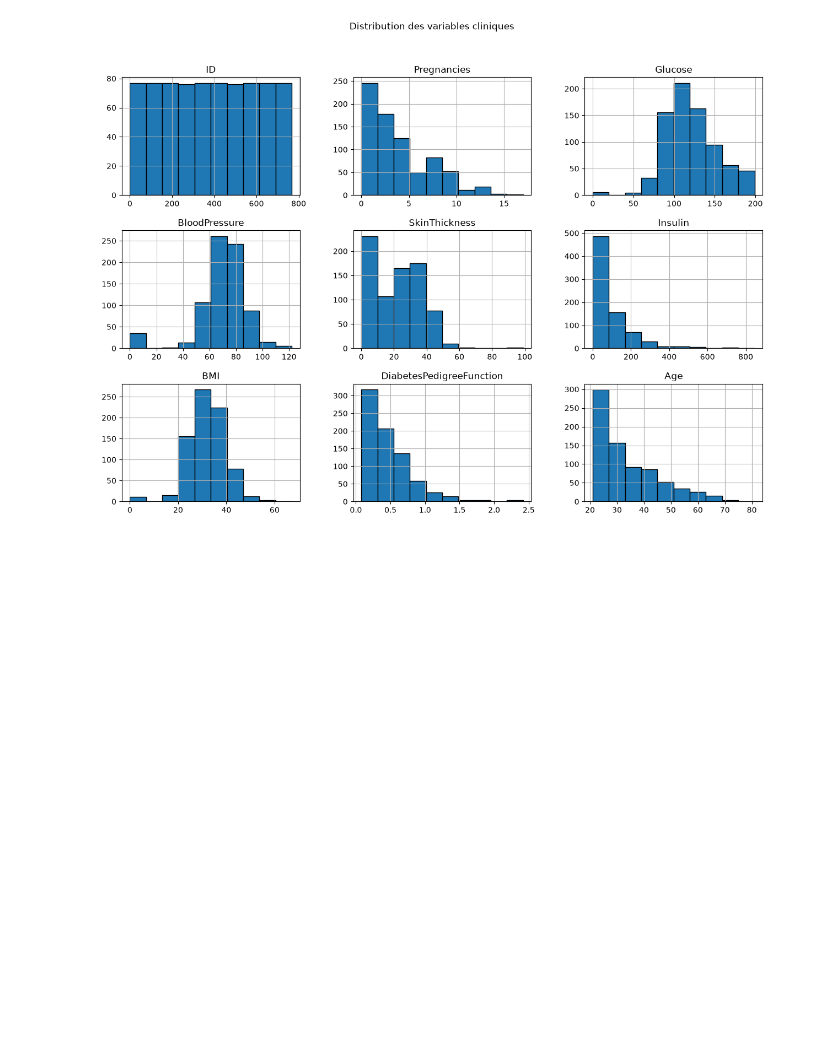
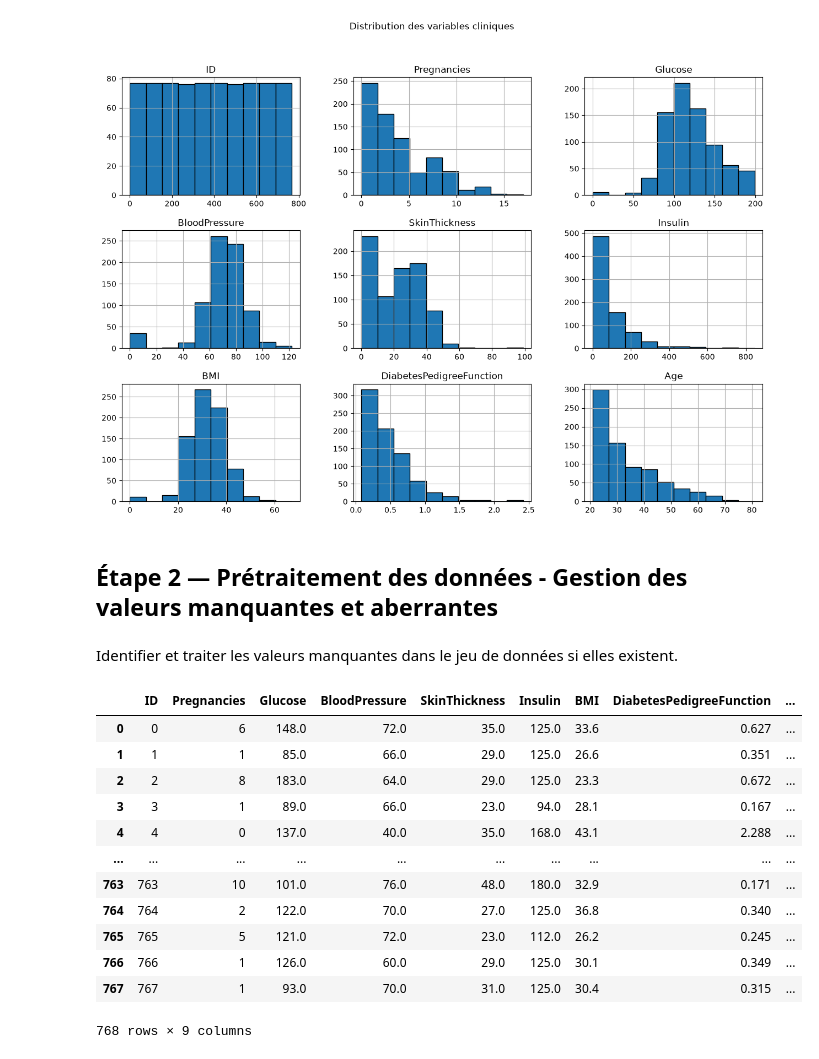
Before and after one commit to ElMehdiCherkaoui/Systeme-Intelligent-de-Prediction-du-Risque-de-Diabete, a Jupyter notebook: notebooks/01_analyse_complete.ipynb, the cells around one changed output. Saved outputs shown, nothing was run; the diff lists cells and outputs as text; code cells hidden in the pictures; blank space fills up the shorter version.

Commit message:
replace 0 value with the median

```diff
--- a/notebooks/01_analyse_complete.ipynb
+++ b/notebooks/01_analyse_complete.ipynb
@@ -91,3 +92,40 @@ plt.show()
 | 75% | 575.250000 | 6.000000 | 140.250000 | 80.000000 | 32.000000 | 127.250000 | 36.600000 | 0.626250 | ... |
 | max | 767.000000 | 17.000000 | 199.000000 | 122.000000 | 99.000000 | 846.000000 | 67.100000 | 2.420000 | ... |
 [figure]
+# %% [markdown]
+## Étape 2 — Prétraitement des données - Gestion des valeurs manquantes et aberrantes
+# %% [markdown]
+Identifier et traiter les valeurs manquantes dans le jeu de données si elles existent.
+# %%
+df['Glucose'] = df['Glucose'].replace(0,np.nan)
+df['BloodPressure'] = df['BloodPressure'].replace(0,np.nan)
+df['SkinThickness'] = df['SkinThickness'].replace(0,np.nan)
+df['Insulin'] = df['Insulin'].replace(0,np.nan)
+df['BMI'] = df['BMI'].replace(0,np.nan)
+
+
+
+
+df['Glucose'] = df['Glucose'].fillna(df['Glucose'].median())
+df['BloodPressure'] = df['BloodPressure'].fillna(df['BloodPressure'].median())
+df['SkinThickness'] = df['SkinThickness'].fillna(df['SkinThickness'].median())
+df['Insulin'] = df['Insulin'].fillna(df['Insulin'].median())
+df['BMI'] = df['BMI'].fillna(df['BMI'].median())
+
+
+
+display(df)
+# %% [output]
+|  | ID | Pregnancies | Glucose | BloodPressure | SkinThickness | Insulin | BMI | DiabetesPedigreeFunction | ... |
+| 0 | 0 | 6 | 148.0 | 72.0 | 35.0 | 125.0 | 33.6 | 0.627 | ... |
+| 1 | 1 | 1 | 85.0 | 66.0 | 29.0 | 125.0 | 26.6 | 0.351 | ... |
+| 2 | 2 | 8 | 183.0 | 64.0 | 29.0 | 125.0 | 23.3 | 0.672 | ... |
+| 3 | 3 | 1 | 89.0 | 66.0 | 23.0 | 94.0 | 28.1 | 0.167 | ... |
+| 4 | 4 | 0 | 137.0 | 40.0 | 35.0 | 168.0 | 43.1 | 2.288 | ... |
+| ... | ... | ... | ... | ... | ... | ... | ... | ... | ... |
+| 763 | 763 | 10 | 101.0 | 76.0 | 48.0 | 180.0 | 32.9 | 0.171 | ... |
+| 764 | 764 | 2 | 122.0 | 70.0 | 27.0 | 125.0 | 36.8 | 0.340 | ... |
+| 765 | 765 | 5 | 121.0 | 72.0 | 23.0 | 112.0 | 26.2 | 0.245 | ... |
+| 766 | 766 | 1 | 126.0 | 60.0 | 29.0 | 125.0 | 30.1 | 0.349 | ... |
+| 767 | 767 | 1 | 93.0 | 70.0 | 31.0 | 125.0 | 30.4 | 0.315 | ... |
+768 rows × 9 columns
```
Also changed, not shown: parts of 1 cell of this notebook.
